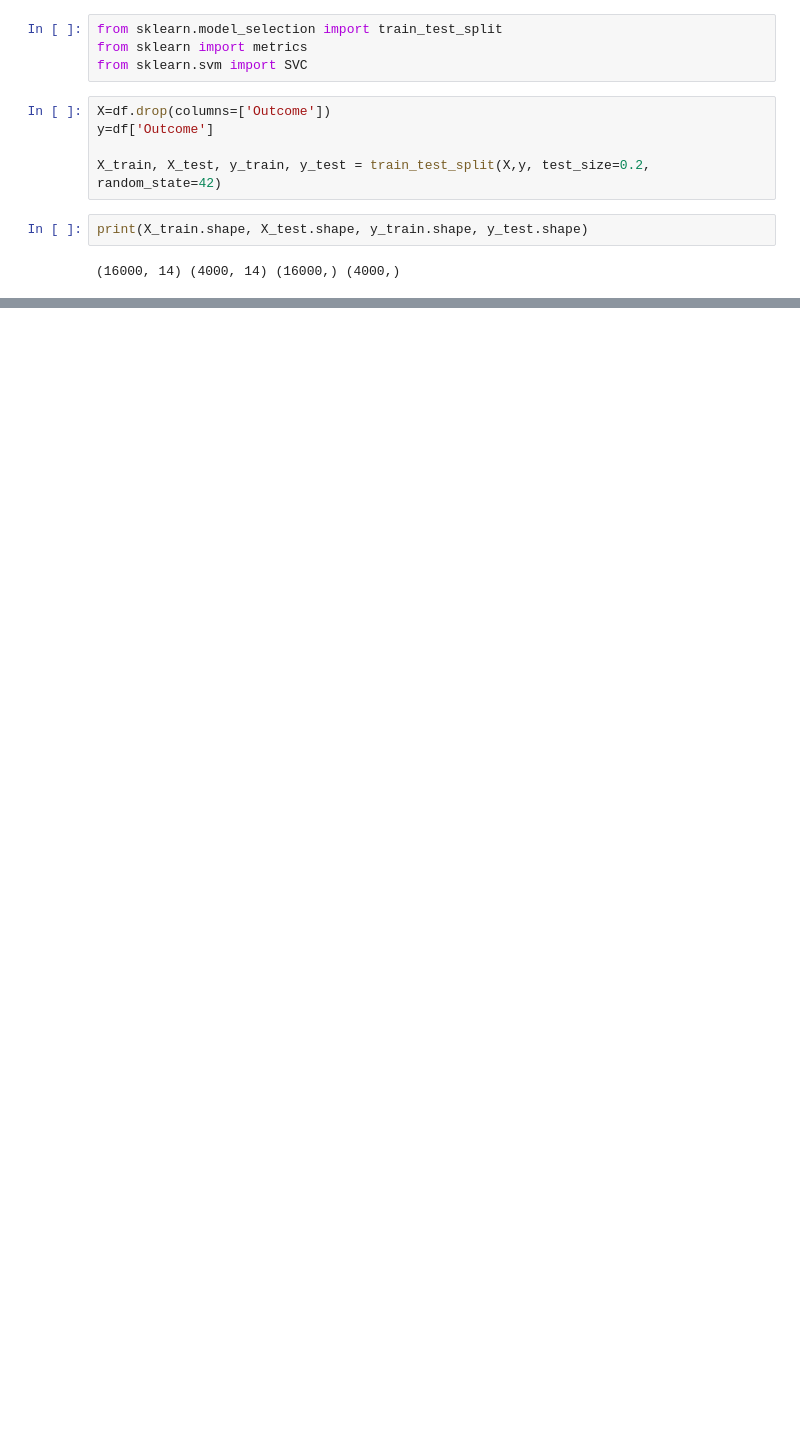
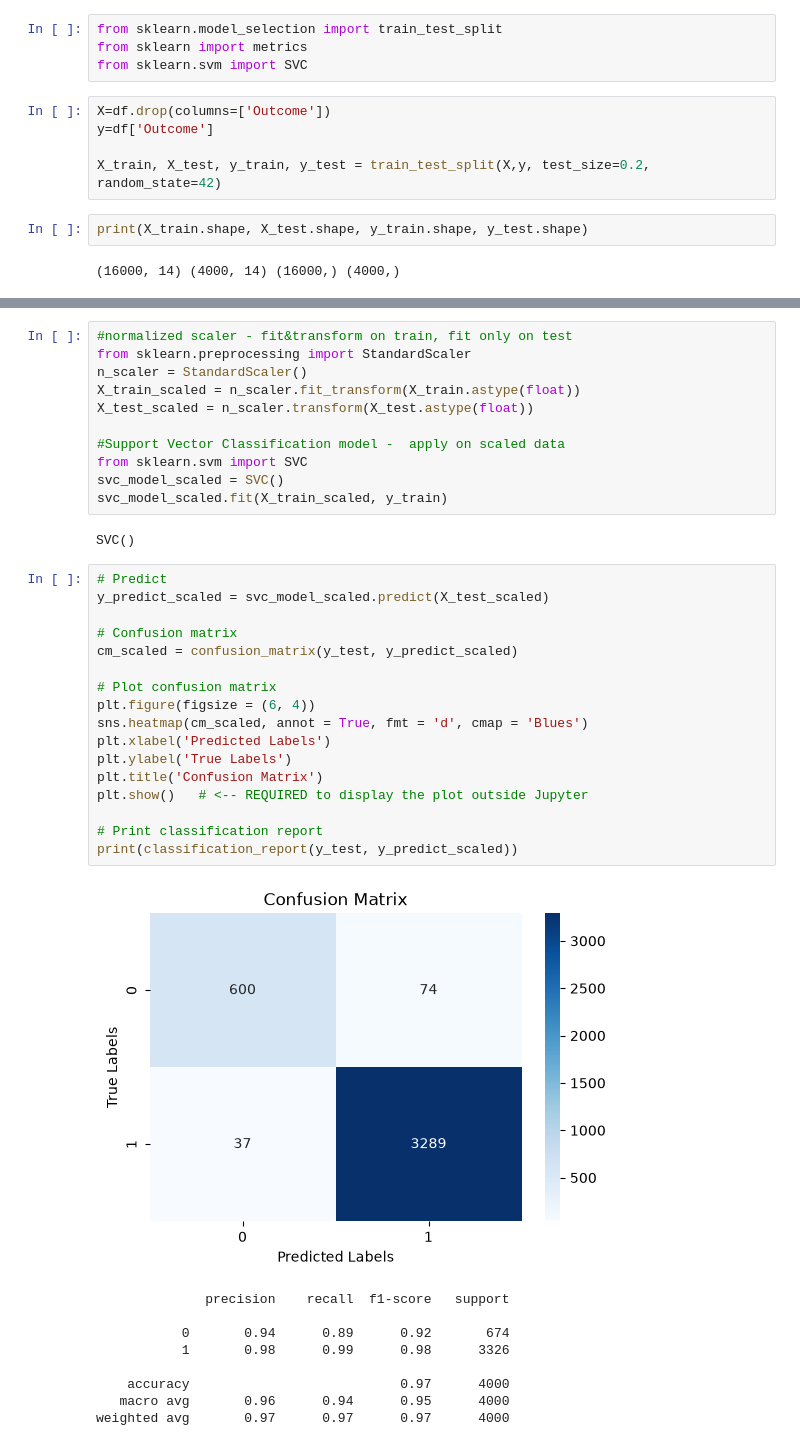
Before and after one commit to 2026324-cmd/achine-Learning-HDip2026-, a Jupyter notebook: Sumi Heo(2026324) - Machine Learning CA1.ipynb, the cells around one changed output, grey strips where cells are left out. Saved outputs shown, nothing was run; the diff lists cells and outputs as text; blank space fills up the shorter version.

```diff
--- a/Sumi Heo(2026324) - Machine Learning CA1.ipynb
+++ b/Sumi Heo(2026324) - Machine Learning CA1.ipynb
@@ -436,0 +496,40 @@ print(X_train.shape, X_test.shape, y_train.shape, y_test.shape)
+# %%
+#normalized scaler - fit&transform on train, fit only on test
+from sklearn.preprocessing import StandardScaler
+n_scaler = StandardScaler()
+X_train_scaled = n_scaler.fit_transform(X_train.astype(float))
+X_test_scaled = n_scaler.transform(X_test.astype(float))
+
+#Support Vector Classification model -  apply on scaled data
+from sklearn.svm import SVC
+svc_model_scaled = SVC()
+svc_model_scaled.fit(X_train_scaled, y_train)
+# %% [output]
+SVC()
+# %%
+# Predict
+y_predict_scaled = svc_model_scaled.predict(X_test_scaled)
+
+# Confusion matrix
+cm_scaled = confusion_matrix(y_test, y_predict_scaled)
+
+# Plot confusion matrix
+plt.figure(figsize = (6, 4))
+sns.heatmap(cm_scaled, annot = True, fmt = 'd', cmap = 'Blues')
+plt.xlabel('Predicted Labels')
+plt.ylabel('True Labels')
+plt.title('Confusion Matrix')
+plt.show()   # <-- REQUIRED to display the plot outside Jupyter
+
+# Print classification report
+print(classification_report(y_test, y_predict_scaled))
+# %% [output]
+[figure, added]
+              precision    recall  f1-score   support
+
+           0       0.94      0.89      0.92       674
+           1       0.98      0.99      0.98      3326
+
+    accuracy                           0.97      4000
+   macro avg       0.96      0.94      0.95      4000
+weighted avg       0.97      0.97      0.97      4000
```
Also changed, not shown: parts of 7 cells of this notebook, 1 other file.
